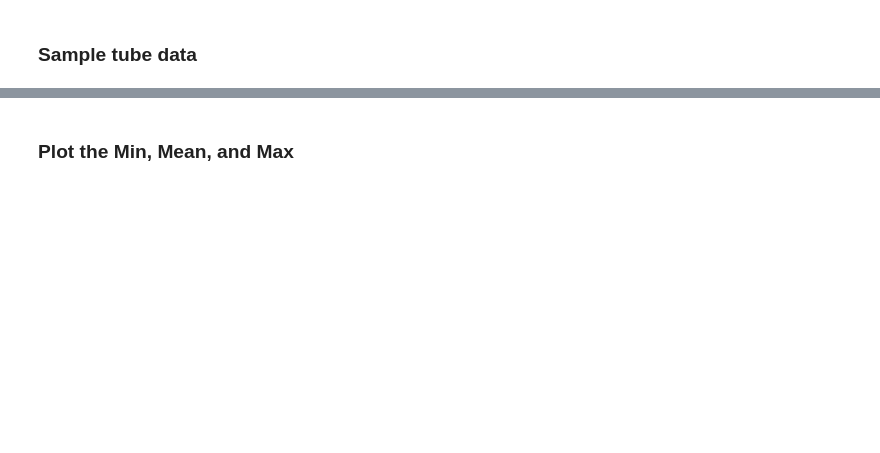
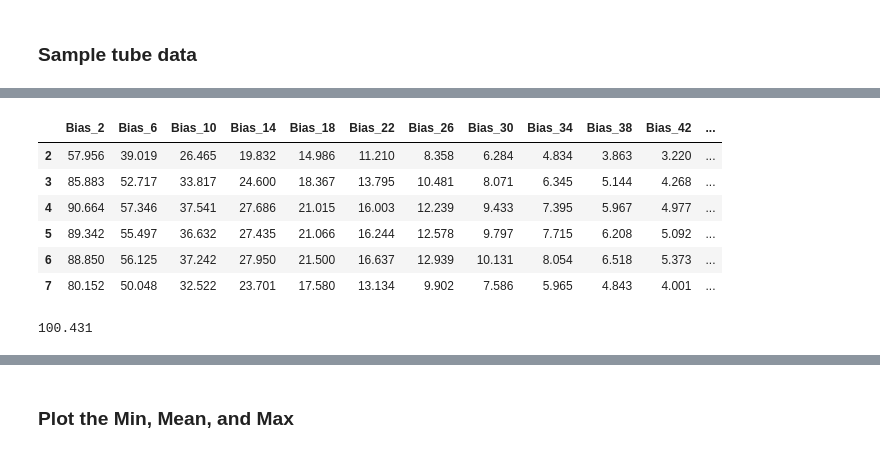
Before and after one commit to rrMacKinnon/Electrona_uTracer, a Jupyter notebook: TubeMeasurements_DF.ipynb, the cells around one changed output, grey strips where cells are left out. Drawn from its saved outputs; the diff is of its cells as text; code cells hidden in the pictures; blank space fills up the shorter version.

```diff
--- a/TubeMeasurements_DF.ipynb
+++ b/TubeMeasurements_DF.ipynb
@@ -103,0 +113,16 @@ df_stats
+# %%
+# Display certain rows and columns
+df.loc[2:7, 'Bias_2': 'Bias_50']
+# %% [output]
+|  | Bias_2 | Bias_6 | Bias_10 | Bias_14 | Bias_18 | Bias_22 | Bias_26 | Bias_30 | Bias_34 | Bias_38 | Bias_42 | ... |
+| 2 | 57.956 | 39.019 | 26.465 | 19.832 | 14.986 | 11.210 | 8.358 | 6.284 | 4.834 | 3.863 | 3.220 | ... |
+| 3 | 85.883 | 52.717 | 33.817 | 24.600 | 18.367 | 13.795 | 10.481 | 8.071 | 6.345 | 5.144 | 4.268 | ... |
+| 4 | 90.664 | 57.346 | 37.541 | 27.686 | 21.015 | 16.003 | 12.239 | 9.433 | 7.395 | 5.967 | 4.977 | ... |
+| 5 | 89.342 | 55.497 | 36.632 | 27.435 | 21.066 | 16.244 | 12.578 | 9.797 | 7.715 | 6.208 | 5.092 | ... |
+| 6 | 88.850 | 56.125 | 37.242 | 27.950 | 21.500 | 16.637 | 12.939 | 10.131 | 8.054 | 6.518 | 5.373 | ... |
+| 7 | 80.152 | 50.048 | 32.522 | 23.701 | 17.580 | 13.134 | 9.902 | 7.586 | 5.965 | 4.843 | 4.001 | ... |
+# %%
+# Apply a function to a column
+df.Bias_2.max()
+# %% [output]
+100.431
```
Also changed, not shown: parts of 24 cells of this notebook.
